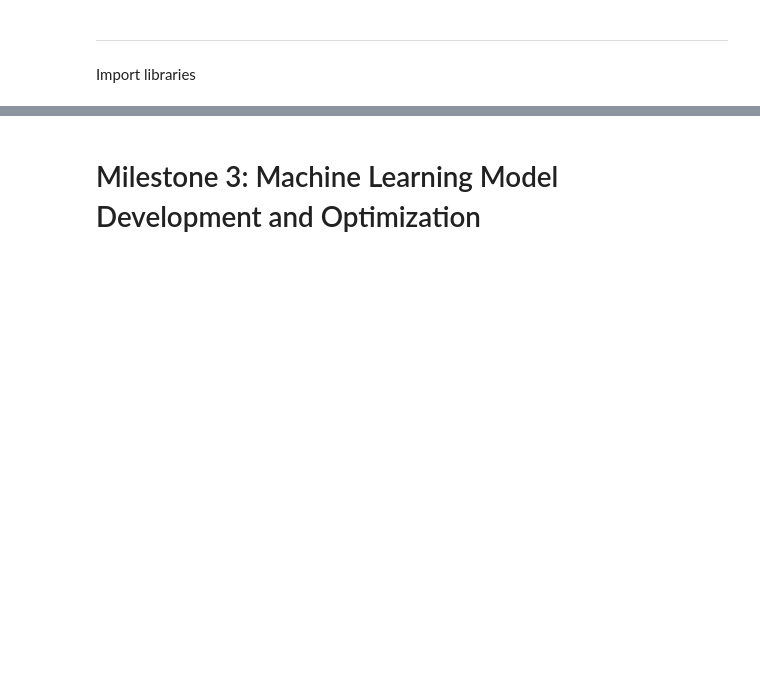
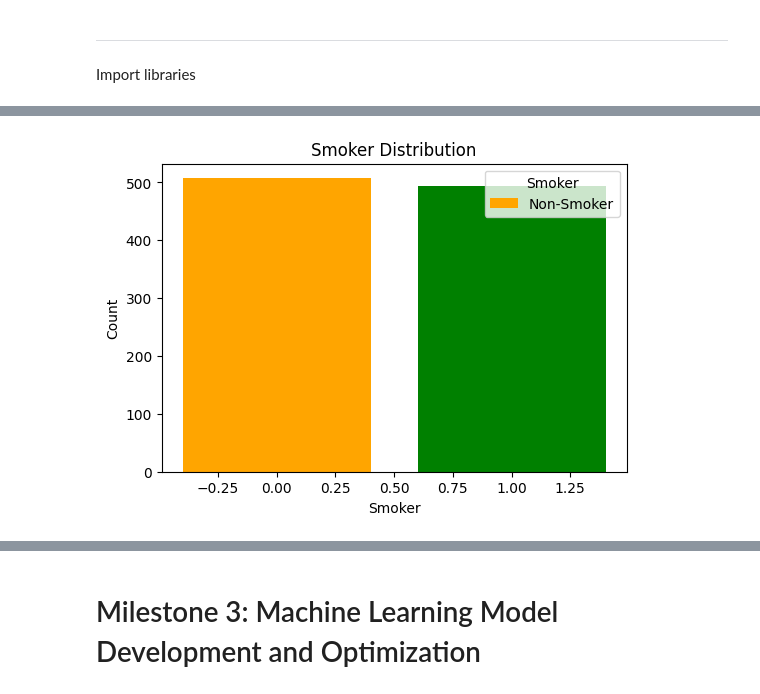
Before and after one commit to SiefShama/Healthcare-Predictive-Analytics-Project, a Jupyter notebook: Project3_Healthcare.ipynb, the cells around one changed output, grey strips where cells are left out. Drawn from its saved outputs; the diff is of its cells as text; code cells hidden in the pictures; blank space fills up the shorter version.

```diff
--- a/Project3_Healthcare.ipynb
+++ b/Project3_Healthcare.ipynb
@@ -656,0 +507,24 @@ fig9.update_layout(xaxis_title="Age Group", yaxis_title="Count")
+# %%
+
+# Create a DataFrame
+df = pd.DataFrame(data)
+
+# Adjust values to make more realistic correlations
+# People with diabetes tend to have higher BMI, cholesterol, etc.
+for i in range(len(df)):
+    if df.loc[i, 'Diabetes_State'] == 1:
+        df.loc[i, 'BMI'] = min(50, df.loc[i, 'BMI'] + np.random.randint(3, 8))
+        df.loc[i, 'Cholesterol'] = min(320, df.loc[i, 'Cholesterol'] + np.random.randint(20, 50))
+        df.loc[i, 'HB'] = min(15, df.loc[i, 'HB'] + np.random.randint(1, 3))
+        if np.random.random() < 0.4:
+            df.loc[i, 'Heart_Disease'] = 1
+
+# Clean the data (handle missing values if any)
+df.fillna(df.mean(), inplace=True)
+
+# Display basic info
+print("Dataset Information:")
+print(f"Number of samples: {df.shape[0]}")
+print(f"Number of features: {df.shape[1]}")
+print("\nFeature summary:")
+print(df.describe())
@@ -656,0 +609,13 @@ fig9.update_layout(xaxis_title="Age Group", yaxis_title="Count")
+# %%
+col = 'Smoker'
+counts = df[col].value_counts()
+
+plt.figure(figsize=(6, 4))
+bars = plt.bar(counts.index, counts.values, color=['orange', 'green'])
+plt.xlabel(col)
+plt.ylabel("Count")
+plt.title(f"{col} Distribution")
+plt.legend(labels=['Non-Smoker', 'Smoker'], title=col)  # Optional
+plt.show()
+# %% [output]
+[figure, added]
```
Also changed, not shown: parts of 99 cells of this notebook.
